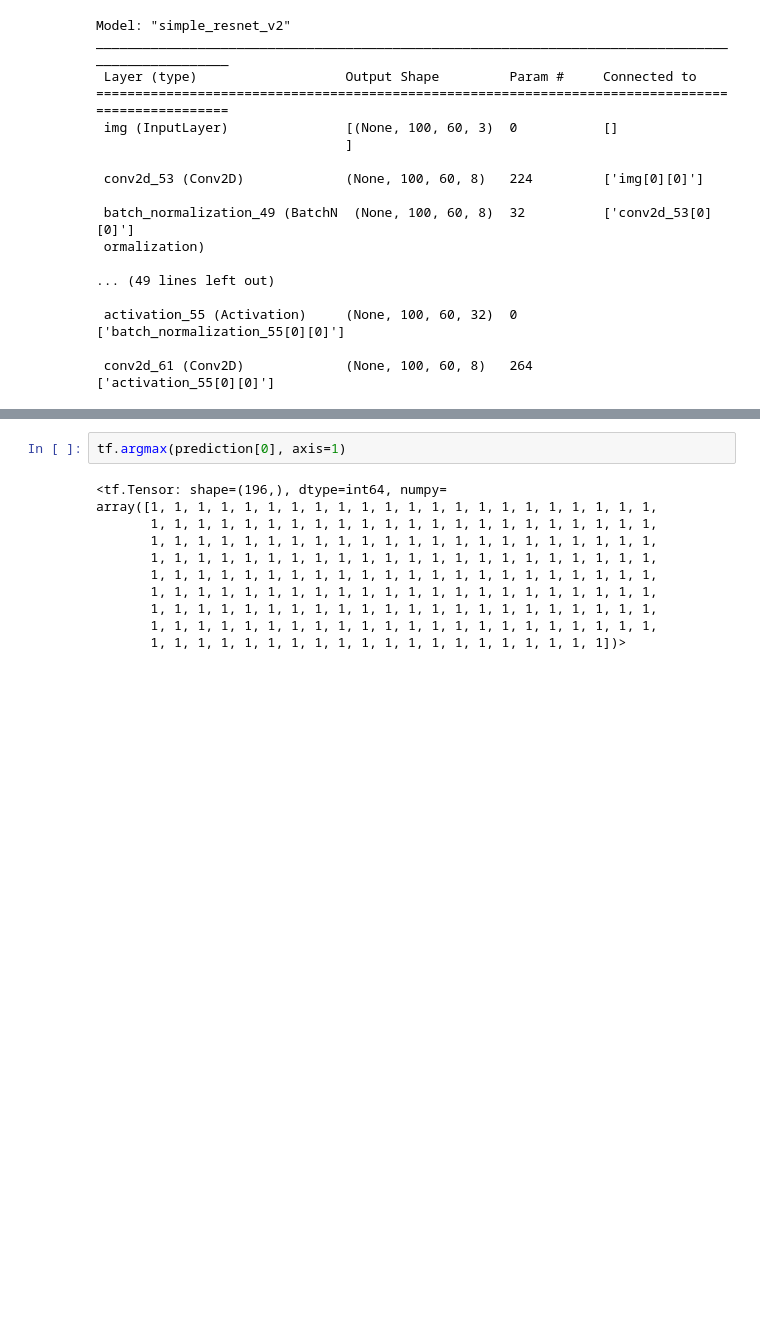
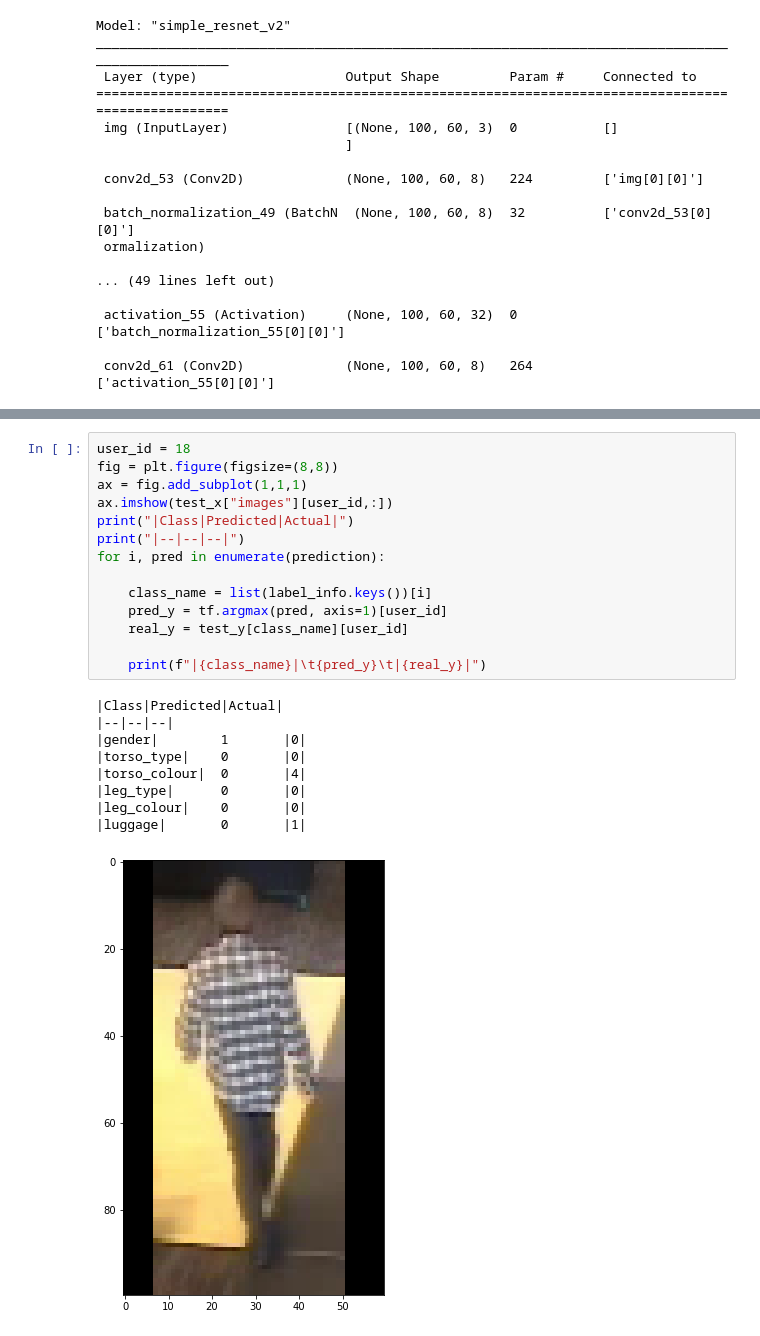
Before and after one commit to xiaohai-huang/cab420-workspace, a Jupyter notebook: work/machine-learning/a1c/Q2/assignment1C_Q2.ipynb, the cells around one changed output, grey strips where cells are left out. Drawn from its saved outputs; the diff is of its cells as text; blank space fills up the shorter version.

```diff
--- a/work/machine-learning/a1c/Q2/assignment1C_Q2.ipynb
+++ b/work/machine-learning/a1c/Q2/assignment1C_Q2.ipynb
@@ -666,13 +628,24 @@ prediction = model.predict(test_x["images"])
-# %%
-tf.argmax(prediction[0], axis=1)
-# %% [output]
-<tf.Tensor: shape=(196,), dtype=int64, numpy=
-array([1, 1, 1, 1, 1, 1, 1, 1, 1, 1, 1, 1, 1, 1, 1, 1, 1, 1, 1, 1, 1, 1,
-       1, 1, 1, 1, 1, 1, 1, 1, 1, 1, 1, 1, 1, 1, 1, 1, 1, 1, 1, 1, 1, 1,
-       1, 1, 1, 1, 1, 1, 1, 1, 1, 1, 1, 1, 1, 1, 1, 1, 1, 1, 1, 1, 1, 1,
-       1, 1, 1, 1, 1, 1, 1, 1, 1, 1, 1, 1, 1, 1, 1, 1, 1, 1, 1, 1, 1, 1,
-       1, 1, 1, 1, 1, 1, 1, 1, 1, 1, 1, 1, 1, 1, 1, 1, 1, 1, 1, 1, 1, 1,
-       1, 1, 1, 1, 1, 1, 1, 1, 1, 1, 1, 1, 1, 1, 1, 1, 1, 1, 1, 1, 1, 1,
-       1, 1, 1, 1, 1, 1, 1, 1, 1, 1, 1, 1, 1, 1, 1, 1, 1, 1, 1, 1, 1, 1,
-       1, 1, 1, 1, 1, 1, 1, 1, 1, 1, 1, 1, 1, 1, 1, 1, 1, 1, 1, 1, 1, 1,
-       1, 1, 1, 1, 1, 1, 1, 1, 1, 1, 1, 1, 1, 1, 1, 1, 1, 1, 1, 1])>
+# %%
+user_id = 18
+fig = plt.figure(figsize=(8,8))
+ax = fig.add_subplot(1,1,1)
+ax.imshow(test_x["images"][user_id,:])
+print("|Class|Predicted|Actual|")
+print("|--|--|--|")
+for i, pred in enumerate(prediction):
+
+    class_name = list(label_info.keys())[i]
+    pred_y = tf.argmax(pred, axis=1)[user_id]
+    real_y = test_y[class_name][user_id]
+
+    print(f"|{class_name}|\t{pred_y}\t|{real_y}|")
+# %% [output]
+|Class|Predicted|Actual|
+|--|--|--|
+|gender|        1       |0|
+|torso_type|    0       |0|
+|torso_colour|  0       |4|
+|leg_type|      0       |0|
+|leg_colour|    0       |0|
+|luggage|       0       |1|
+[figure, added]
```
Also changed, not shown: parts of 13 cells of this notebook.
